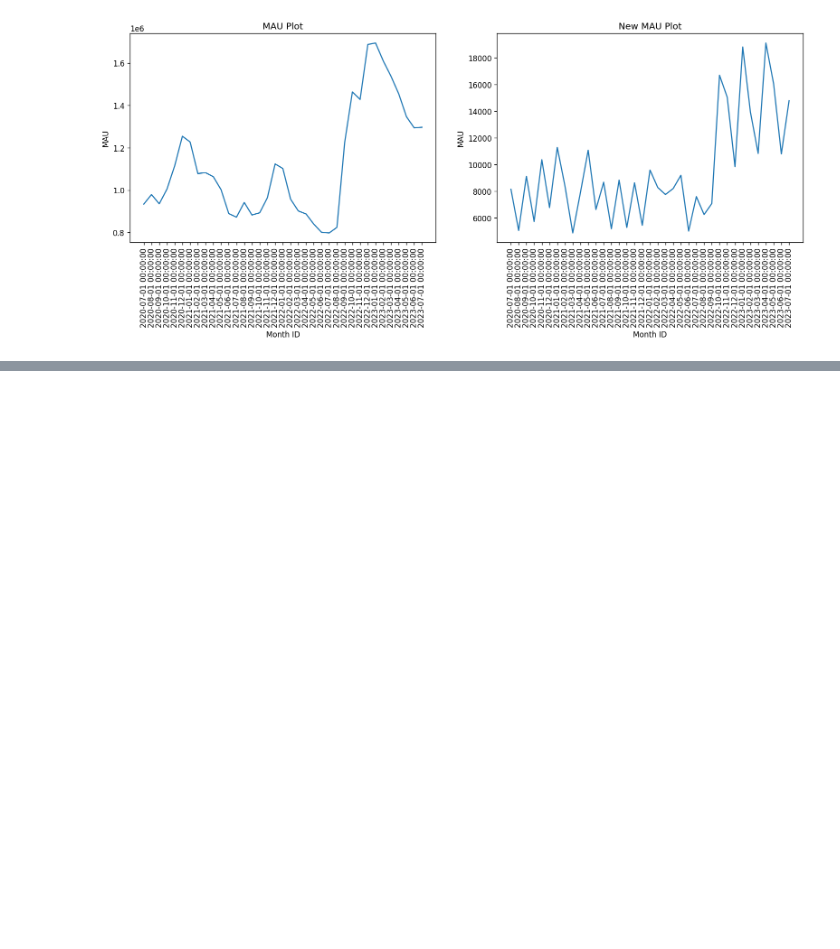
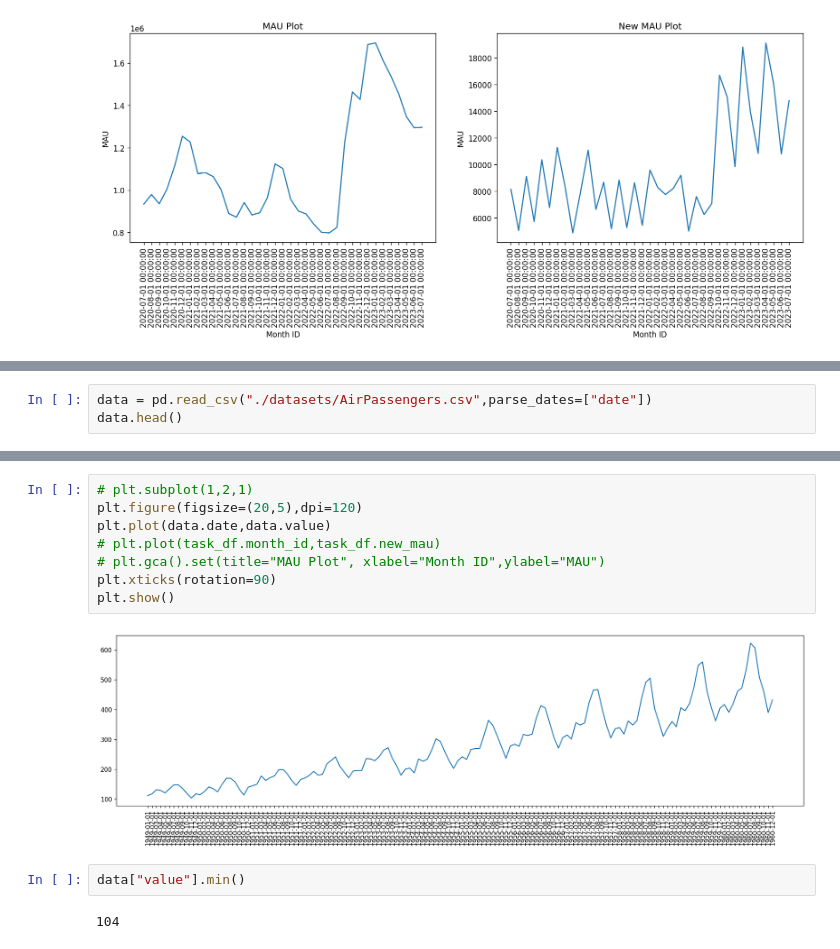
Before and after one commit to avi268/TimeSeries, a Jupyter notebook: TS-Introduction.ipynb, the cells around one changed output, grey strips where cells are left out. Saved outputs shown, nothing was run; the diff lists cells and outputs as text; blank space fills up the shorter version.

```diff
--- a/TS-Introduction.ipynb
+++ b/TS-Introduction.ipynb
@@ -122,0 +125,3 @@ plt.show()
+# %%
+data = pd.read_csv("./datasets/AirPassengers.csv",parse_dates=["date"])
+data.head()
@@ -122,0 +135,14 @@ plt.show()
+# %%
+# plt.subplot(1,2,1)
+plt.figure(figsize=(20,5),dpi=120)
+plt.plot(data.date,data.value)
+# plt.plot(task_df.month_id,task_df.new_mau)
+# plt.gca().set(title="MAU Plot", xlabel="Month ID",ylabel="MAU")
+plt.xticks(rotation=90)
+plt.show()
+# %% [output]
+[figure, added]
+# %%
+data["value"].min()
+# %% [output]
+104
```
Also changed, not shown: parts of 8 cells of this notebook, 1 other file.
